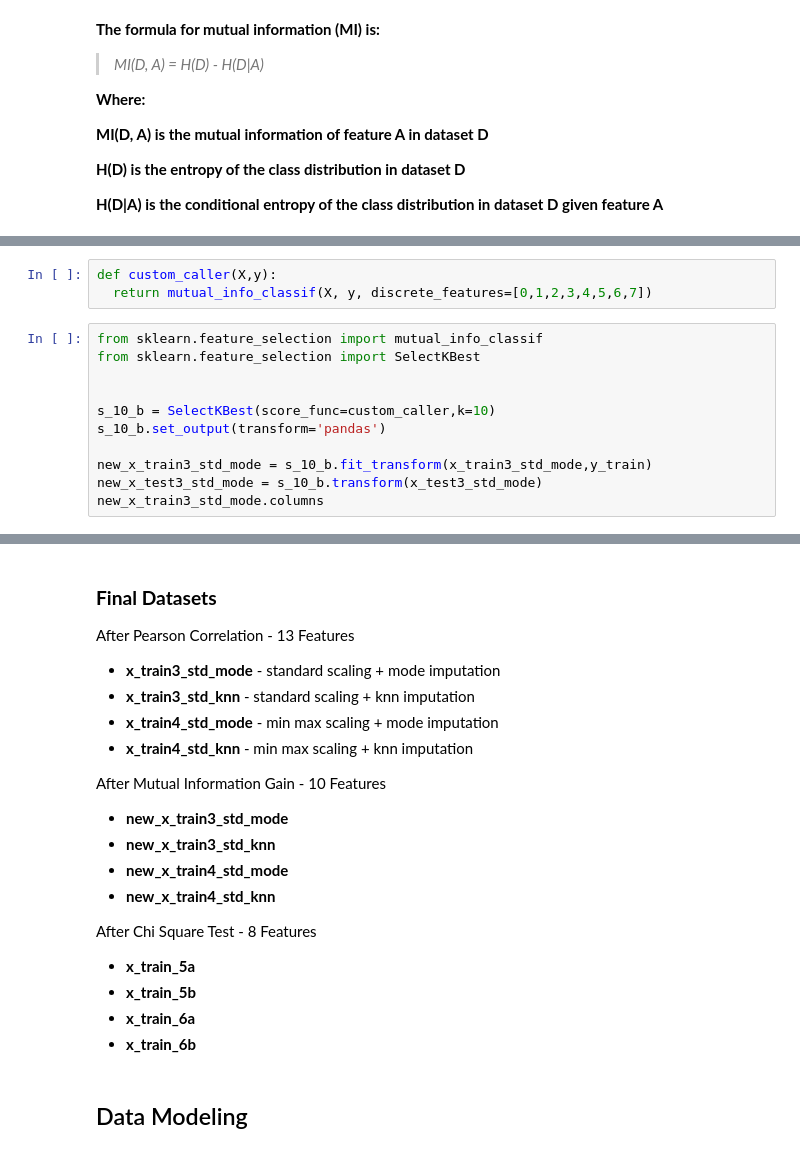
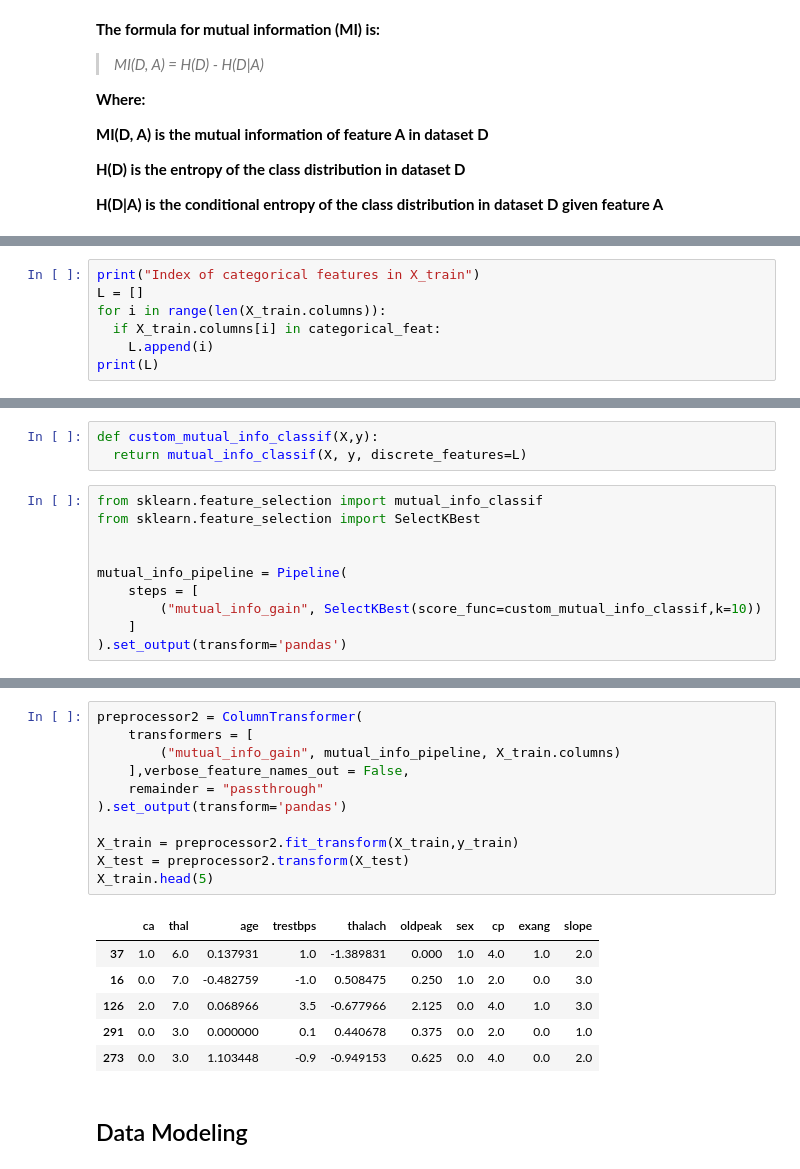
Before and after one commit to HussainAhmed202/MLProject, a Jupyter notebook: notebooks/heart_disease_prediction.ipynb, the cells around one changed output, grey strips where cells are left out. Cells and saved outputs as stored; diff of their text form.

Commit message:
Feature selection pipeline added

```diff
--- a/notebooks/heart_disease_prediction.ipynb
+++ b/notebooks/heart_disease_prediction.ipynb
@@ -763,0 +692,7 @@ Index of categorical features in x_train_std_knn
+# %%
+print("Index of categorical features in X_train")
+L = []
+for i in range(len(X_train.columns)):
+  if X_train.columns[i] in categorical_feat:
+    L.append(i)
+print(L)
@@ -764,14 +702,13 @@ Index of categorical features in x_train_std_knn
 # %%
-def custom_caller(X,y):
-  return mutual_info_classif(X, y, discrete_features=[0,1,2,3,4,5,6,7])
+def custom_mutual_info_classif(X,y):
+  return mutual_info_classif(X, y, discrete_features=L)
 # %%
 from sklearn.feature_selection import mutual_info_classif
 from sklearn.feature_selection import SelectKBest
 
 
-s_10_b = SelectKBest(score_func=custom_caller,k=10)
-s_10_b.set_output(transform='pandas')
-
-new_x_train3_std_mode = s_10_b.fit_transform(x_train3_std_mode,y_train)
-new_x_test3_std_mode = s_10_b.transform(x_test3_std_mode)
-new_x_train3_std_mode.columns
+mutual_info_pipeline = Pipeline(
+    steps = [
+        ("mutual_info_gain", SelectKBest(score_func=custom_mutual_info_classif,k=10))
+    ]
+).set_output(transform='pandas')
@@ -918,22 +715,21 @@ print(x_test_6b.sample(2))
-# %% [markdown]
-### **Final Datasets**
-After Pearson Correlation - 13 Features
-* **x_train3_std_mode** - standard scaling + mode imputation
-* **x_train3_std_knn** - standard scaling + knn imputation
-* **x_train4_std_mode** - min max scaling + mode imputation
-* **x_train4_std_knn** - min max scaling + knn imputation
-
-After Mutual Information Gain -  10 Features
-* **new_x_train3_std_mode**
-* **new_x_train3_std_knn**
-* **new_x_train4_std_mode**
-* **new_x_train4_std_knn**
-
-After Chi Square Test -  8 Features
-* **x_train_5a**
-* **x_train_5b**
-* **x_train_6a**
-* **x_train_6b**
+# %%
+preprocessor2 = ColumnTransformer(
+    transformers = [
+        ("mutual_info_gain", mutual_info_pipeline, X_train.columns)
+    ],verbose_feature_names_out = False,
+    remainder = "passthrough"
+).set_output(transform='pandas')
+
+X_train = preprocessor2.fit_transform(X_train,y_train)
+X_test = preprocessor2.transform(X_test)
+X_train.head(5)
+# %% [output]
+|  | ca | thal | age | trestbps | thalach | oldpeak | sex | cp | exang | slope |
+| 37 | 1.0 | 6.0 | 0.137931 | 1.0 | -1.389831 | 0.000 | 1.0 | 4.0 | 1.0 | 2.0 |
+| 16 | 0.0 | 7.0 | -0.482759 | -1.0 | 0.508475 | 0.250 | 1.0 | 2.0 | 0.0 | 3.0 |
+| 126 | 2.0 | 7.0 | 0.068966 | 3.5 | -0.677966 | 2.125 | 0.0 | 4.0 | 1.0 | 3.0 |
+| 291 | 0.0 | 3.0 | 0.000000 | 0.1 | 0.440678 | 0.375 | 0.0 | 2.0 | 0.0 | 1.0 |
+| 273 | 0.0 | 3.0 | 1.103448 | -0.9 | -0.949153 | 0.625 | 0.0 | 4.0 | 0.0 | 2.0 |
 # %% [markdown]
 ## Data Modeling
 # %% [markdown]
```
Also changed, not shown: parts of 20 cells of this notebook.
